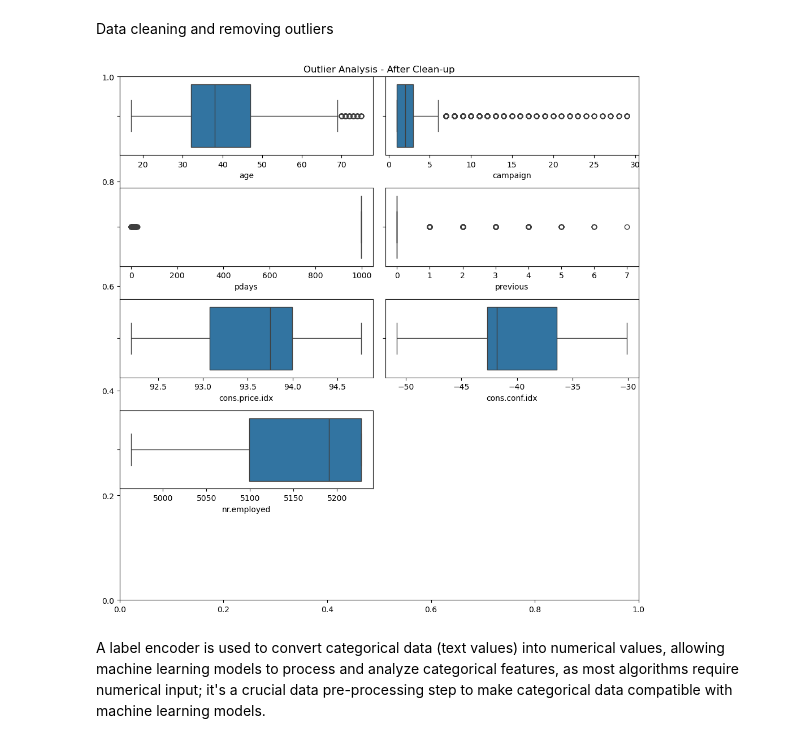
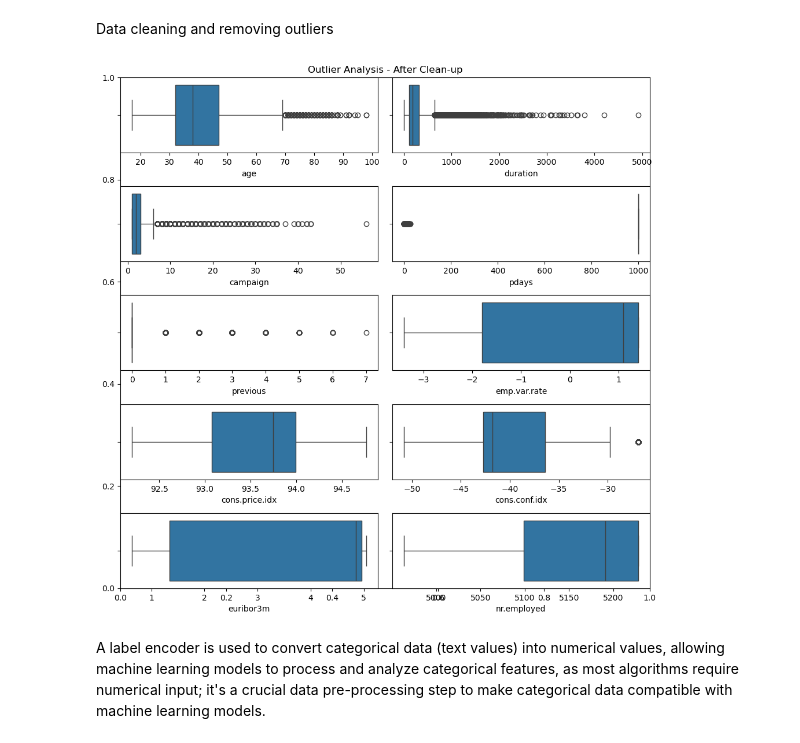
Before and after one commit to hegdesan-us/assignment_17, a Jupyter notebook: prompt_III.ipynb, the cells around one changed output. Cells and saved outputs as stored; diff of their text form; code cells hidden in the pictures.

```diff
--- a/prompt_III.ipynb
+++ b/prompt_III.ipynb
@@ -240,35 +240,27 @@ Data cleaning and removing outliers
 # %%
 
 # Remove duplicate rows ( From the profile, ~12 duplicate rows in the dataframe)
 df=df_orig
 
 df.dropna()
 df.drop_duplicates(inplace=True)
-#Duration has -ve correlation. Drop it
-df.drop('duration', axis=1, inplace=True)
-df.drop('emp.var.rate', axis=1, inplace=True)
-df.drop('euribor3m', axis=1, inplace=True)
-
-df.loc[df['age']>75,'age'] = df.age.median()
-df.loc[df['campaign'] > 29,'campaign'] = df.campaign.median()
-df.loc[df['cons.conf.idx'] >-30,'cons.conf.idx'] = df['cons.conf.idx'].median()
 
 numerical_cols = df.select_dtypes(include=[np.number])
 
 #Rechecking the outliers
 # outlier checking
 
 plt.figure(figsize=(10,10))            # canvas size
 plt.title ('Outlier Analysis - After Clean-up')
 plotnumber = 1                        # variable
 for i in numerical_cols:                        # use for loop
     plt.subplot(5,2,plotnumber)    # set number of rows & columns
     sns.boxplot(x=numerical_cols[i])        # use Box-plot to see outlier
     plotnumber = plotnumber + 1
 plt.tight_layout()               # to ignore overlapping
 
 plt.savefig('images/outliers-after.png')
 # %% [output]
-[figure, old version]
+[figure, new version]
 # %% [markdown]
 A label encoder is used to convert categorical data (text values) into numerical values, allowing machine learning models to process and analyze categorical features, as most algorithms require numerical input; it's a crucial data pre-processing step to make categorical data compatible with machine learning models.
```
Also changed, not shown: parts of 37 cells of this notebook, 2 other files.
